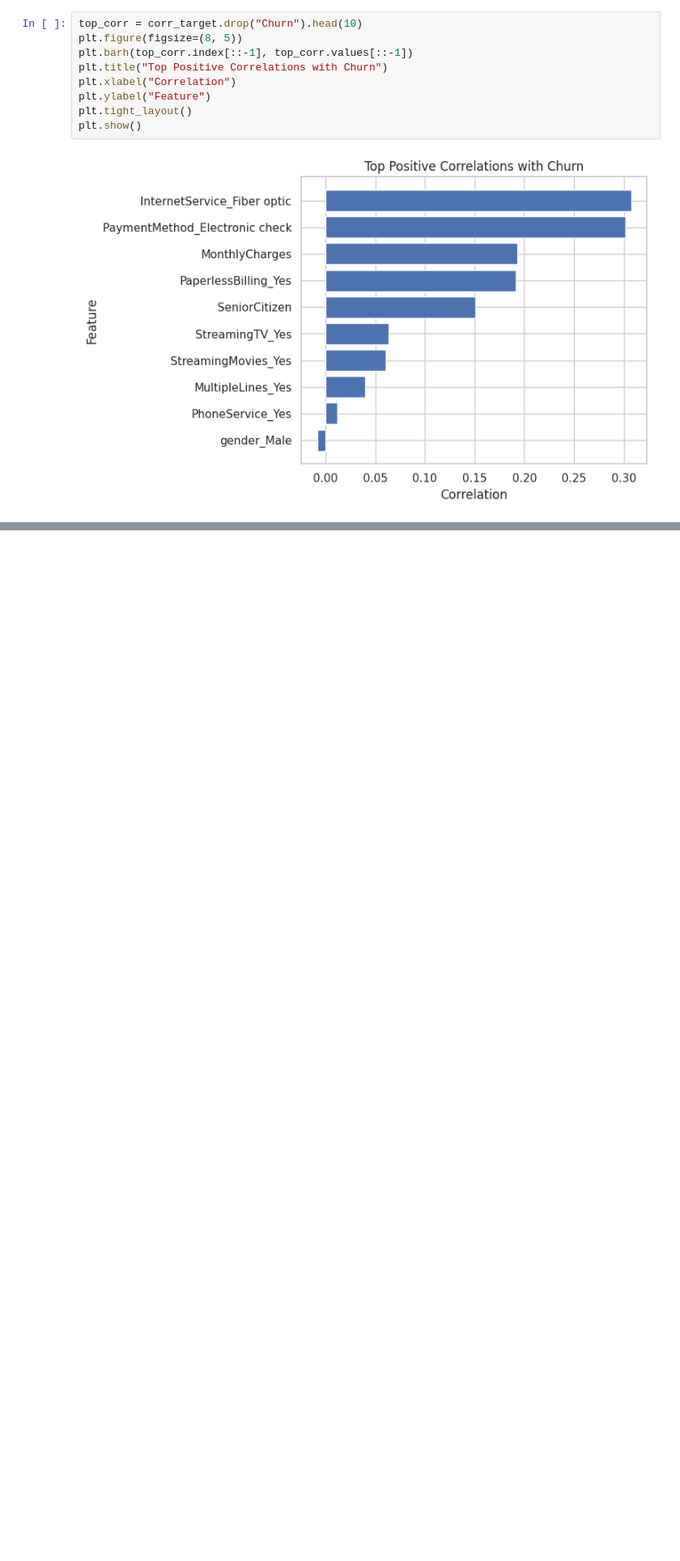
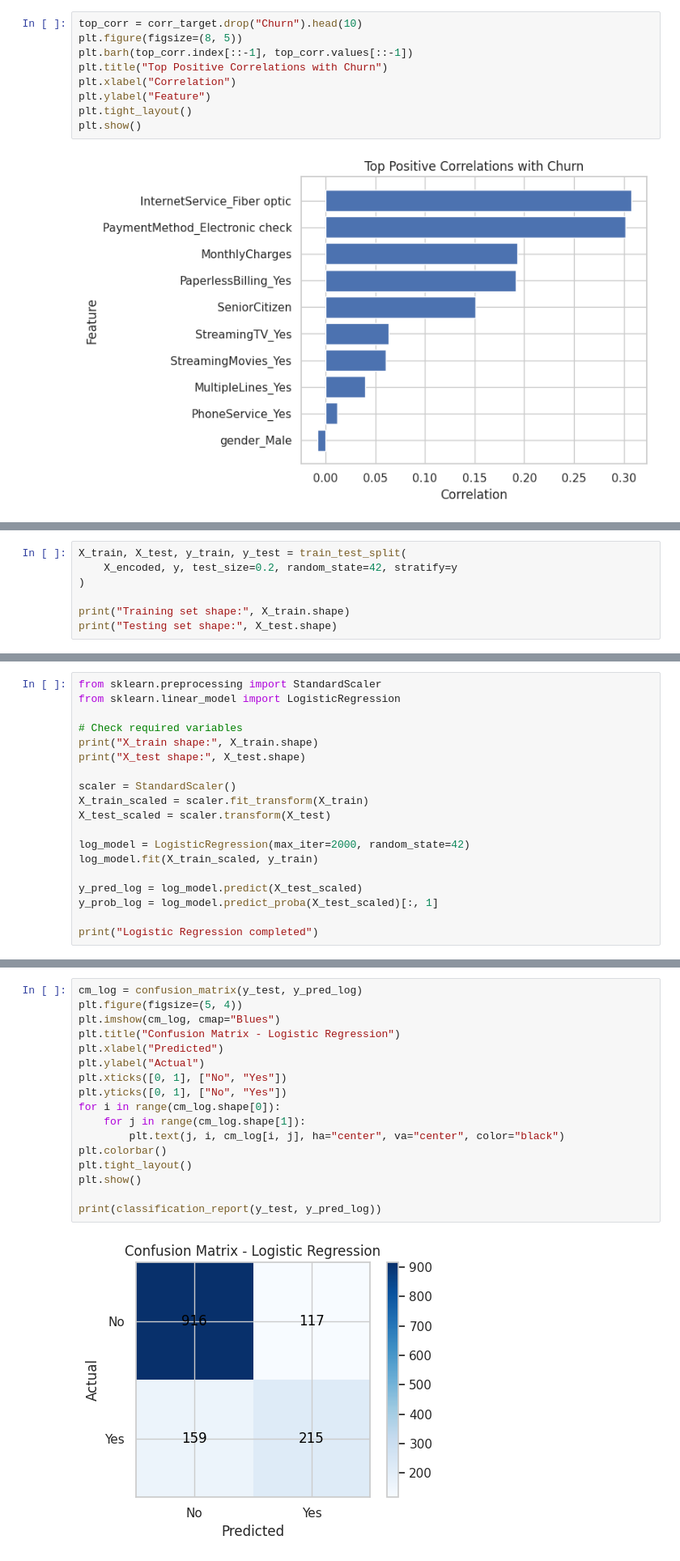
Before and after one commit to RONINNNN/Customer-Churn-Prediction-using-Machine-Learning, a Jupyter notebook: Predicting_Customer_Churn_in_the_Telecom_Industry_project_(1).ipynb, the cells around one changed output, grey strips where cells are left out. Shown at 81% size. Cells and saved outputs as stored; diff of their text form; blank space fills up the shorter version.

```diff
--- a/Predicting_Customer_Churn_in_the_Telecom_Industry_project_(1).ipynb
+++ b/Predicting_Customer_Churn_in_the_Telecom_Industry_project_(1).ipynb
@@ -333,0 +342,7 @@ plt.show()
+# %%
+X_train, X_test, y_train, y_test = train_test_split(
+    X_encoded, y, test_size=0.2, random_state=42, stratify=y
+)
+
+print("Training set shape:", X_train.shape)
+print("Testing set shape:", X_test.shape)
@@ -333,0 +358,19 @@ plt.show()
+# %%
+from sklearn.preprocessing import StandardScaler
+from sklearn.linear_model import LogisticRegression
+
+# Check required variables
+print("X_train shape:", X_train.shape)
+print("X_test shape:", X_test.shape)
+
+scaler = StandardScaler()
+X_train_scaled = scaler.fit_transform(X_train)
+X_test_scaled = scaler.transform(X_test)
+
+log_model = LogisticRegression(max_iter=2000, random_state=42)
+log_model.fit(X_train_scaled, y_train)
+
+y_pred_log = log_model.predict(X_test_scaled)
+y_prob_log = log_model.predict_proba(X_test_scaled)[:, 1]
+
+print("Logistic Regression completed")
@@ -333,0 +449,19 @@ plt.show()
+# %%
+cm_log = confusion_matrix(y_test, y_pred_log)
+plt.figure(figsize=(5, 4))
+plt.imshow(cm_log, cmap="Blues")
+plt.title("Confusion Matrix - Logistic Regression")
+plt.xlabel("Predicted")
+plt.ylabel("Actual")
+plt.xticks([0, 1], ["No", "Yes"])
+plt.yticks([0, 1], ["No", "Yes"])
+for i in range(cm_log.shape[0]):
+    for j in range(cm_log.shape[1]):
+        plt.text(j, i, cm_log[i, j], ha="center", va="center", color="black")
+plt.colorbar()
+plt.tight_layout()
+plt.show()
+
+print(classification_report(y_test, y_pred_log))
+# %% [output]
+[figure, added]
```
Also changed, not shown: parts of 21 cells of this notebook.
